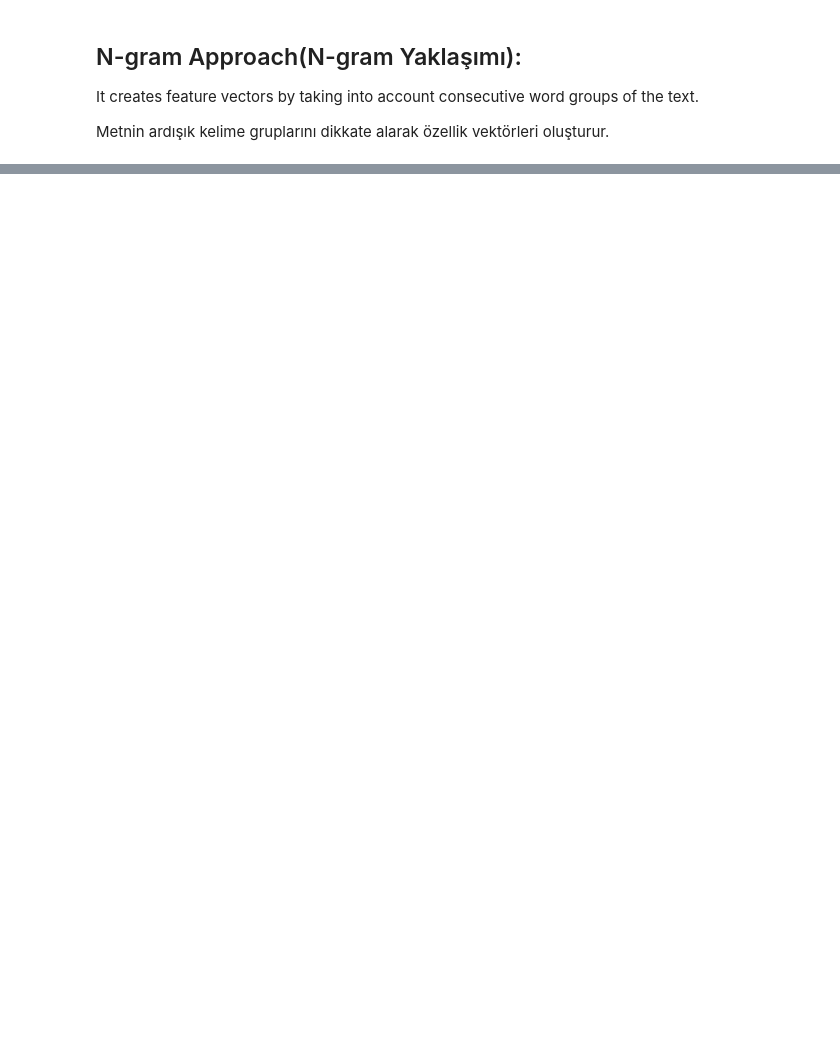
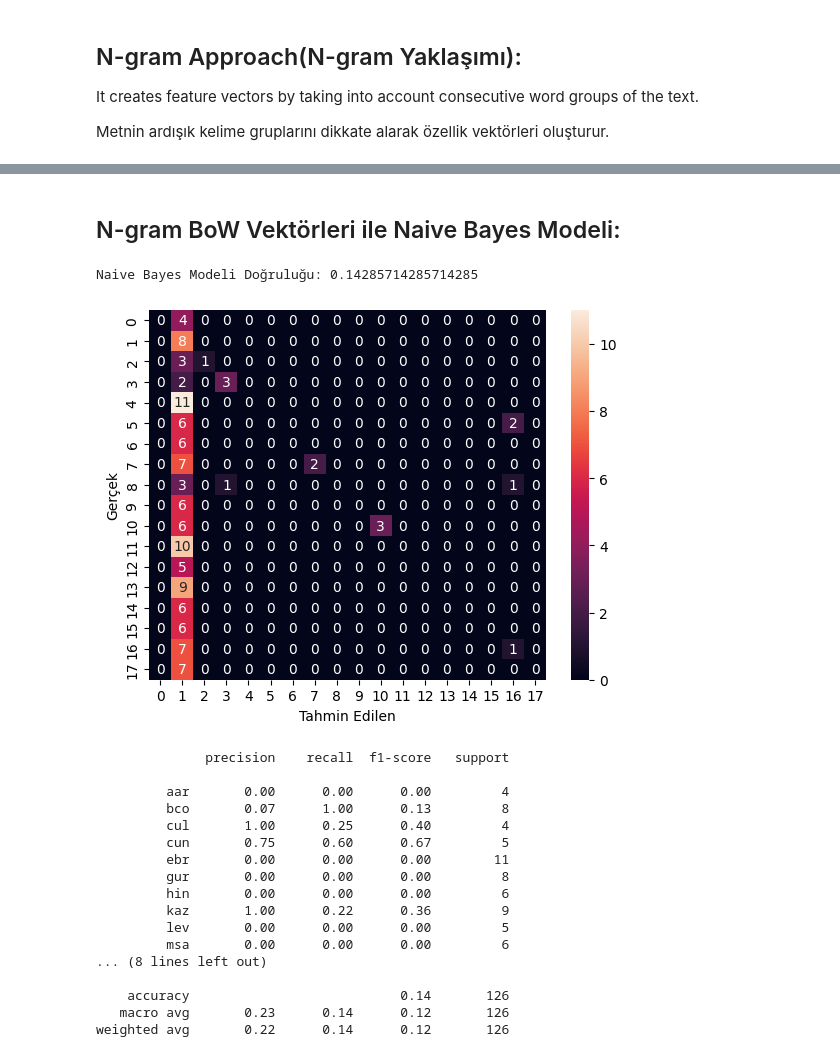
Before and after one commit to Z-U-k0rkmaz/TextMiningProject, a Jupyter notebook: main.ipynb, the cells around one changed output, grey strips where cells are left out. Saved outputs shown, nothing was run; the diff lists cells and outputs as text; code cells hidden in the pictures; blank space fills up the shorter version.

```diff
--- a/main.ipynb
+++ b/main.ipynb
@@ -93,3 +149,12 @@ Metinde geçen kelimelerin varlığını temsil eden bir vektör oluşturur. BoW
 It creates feature vectors by taking into account consecutive word groups of the text.
 
 Metnin ardışık kelime gruplarını dikkate alarak özellik vektörleri oluşturur.
+# %%
+from sklearn.feature_extraction.text import CountVectorizer
+
+# Create Trigram BoW vector - Trigram BoW vektörlerini oluşturma
+trigram_vectorizer = CountVectorizer(ngram_range=(3,3))
+trigram_matrix = trigram_vectorizer.fit_transform(x)
+
+example_trigram_vector = trigram_matrix[0]
+print("Trigram BoW Vektörü (Örnek):", example_trigram_vector)
@@ -95,0 +271,46 @@ Metnin ardışık kelime gruplarını dikkate alarak özellik vektörleri oluşt
+# %% [markdown]
+## N-gram BoW Vektörleri ile Naive Bayes Modeli:
+# %%
+
+# Verileri eğitim ve test setlerine ayırma
+x_train, x_test, y_train, y_test = train_test_split(trigram_matrix, y, test_size=0.2, random_state=42)
+
+# Naive Bayes modelini oluşturma ve eğitme
+naive_bayes = MultinomialNB()
+naive_bayes.fit(x_train, y_train)
+
+# Test seti üzerinde modelin performansını değerlendirme
+y_pred = naive_bayes.predict(x_test)
+accuracy = accuracy_score(y_test, y_pred)
+print("Naive Bayes Modeli Doğruluğu:", accuracy)
+
+# naive bayes modelinin performansını görselleştirme
+conf_matrix = confusion_matrix(y_test, y_pred)
+sns.heatmap(conf_matrix, annot=True, fmt='d')
+plt.xlabel('Tahmin Edilen')
+plt.ylabel('Gerçek')
+plt.show()
+
+# Sınıflandırma raporunu görüntüleme
+class_report = classification_report(y_test, y_pred)
+print(class_report)
+# %% [output]
+Naive Bayes Modeli Doğruluğu: 0.14285714285714285
+[figure, added]
+              precision    recall  f1-score   support
+
+         aar       0.00      0.00      0.00         4
+         bco       0.07      1.00      0.13         8
+         cul       1.00      0.25      0.40         4
+         cun       0.75      0.60      0.67         5
+         ebr       0.00      0.00      0.00        11
+         gur       0.00      0.00      0.00         8
+         hin       0.00      0.00      0.00         6
+         kaz       1.00      0.22      0.36         9
+         lev       0.00      0.00      0.00         5
+         msa       0.00      0.00      0.00         6
+... (8 lines left out)
+
+    accuracy                           0.14       126
+   macro avg       0.23      0.14      0.12       126
+weighted avg       0.22      0.14      0.12       126
```
Also changed, not shown: parts of 10 cells of this notebook.
